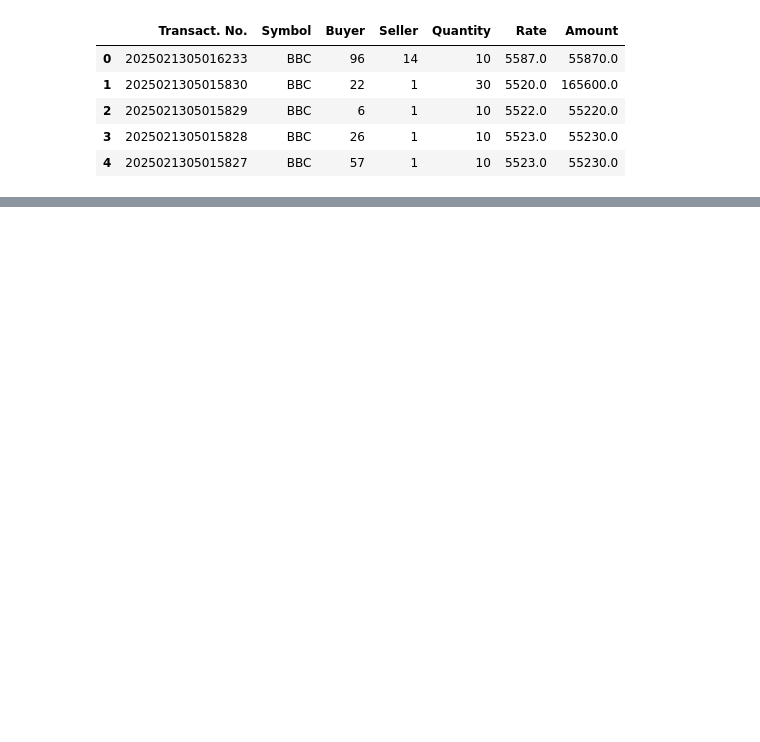
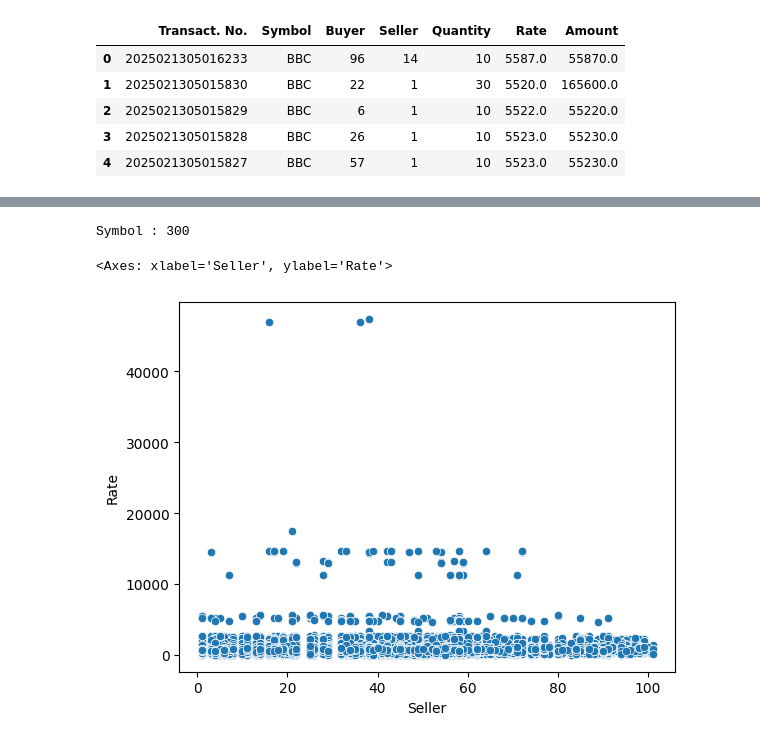
Before and after one commit to jin-raii/Nepse_data, a Jupyter notebook: eda.ipynb, the cells around one changed output, grey strips where cells are left out. Saved outputs shown, nothing was run; the diff lists cells and outputs as text; code cells hidden in the pictures; blank space fills up the shorter version.

```diff
--- a/eda.ipynb
+++ b/eda.ipynb
@@ -15,0 +34,9 @@ df.head()
+# %%
+print(f"Symbol Count : {len(df['Symbol'].unique())}")
+# %% [output]
+Symbol : 300
+# %%
+sns.scatterplot(data=df, x='Seller', y='Rate')
+# %% [output]
+<Axes: xlabel='Seller', ylabel='Rate'>
+[figure, added]
```
Also changed, not shown: parts of 4 cells of this notebook, 3 other files.
